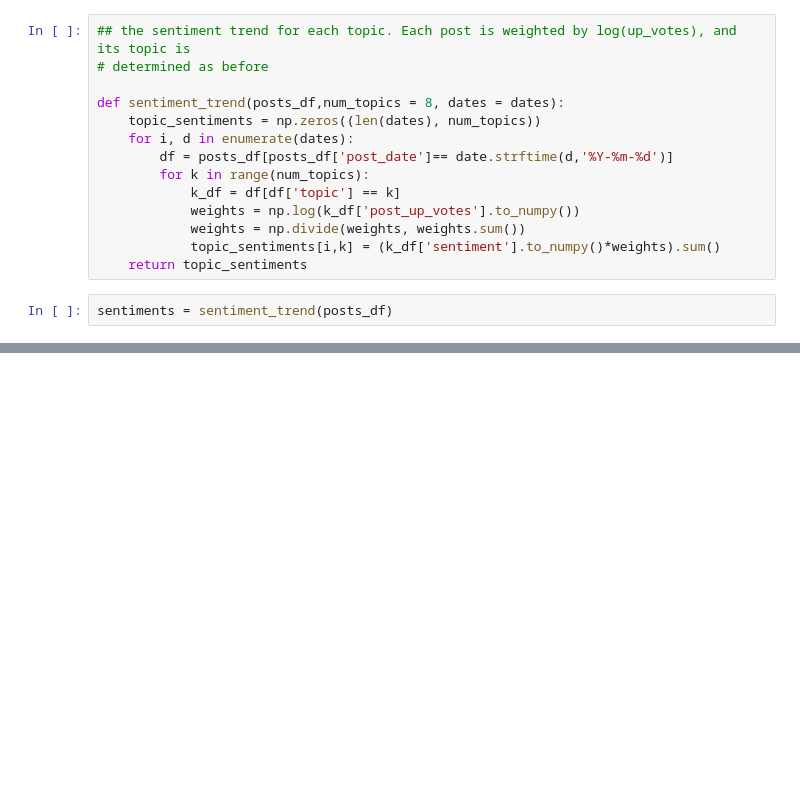
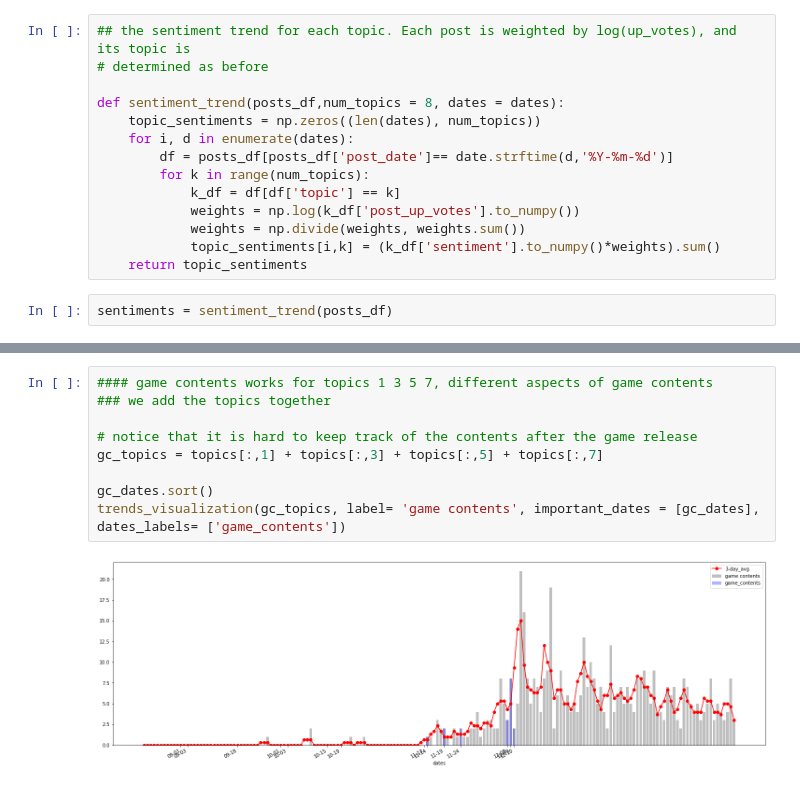
Before and after one commit to Bingjin0076/Cyberpunk-2077_reddit_posts_analysis, a Jupyter notebook: exploration/trends.ipynb, the cells around one changed output, grey strips where cells are left out. Cells and saved outputs as stored; diff of their text form; blank space fills up the shorter version.

```diff
--- a/exploration/trends.ipynb
+++ b/exploration/trends.ipynb
@@ -367,0 +309,11 @@ trends_visualization(sentiments[:,6],label = 'release', important_dates= release
+# %%
+#### game contents works for topics 1 3 5 7, different aspects of game contents
+### we add the topics together
+
+# notice that it is hard to keep track of the contents after the game release
+gc_topics = topics[:,1] + topics[:,3] + topics[:,5] + topics[:,7]
+
+gc_dates.sort()
+trends_visualization(gc_topics, label= 'game contents', important_dates = [gc_dates], dates_labels= ['game_contents'])
+# %% [output]
+[figure, added]
```
Also changed, not shown: parts of 45 cells of this notebook, 2 other files.
